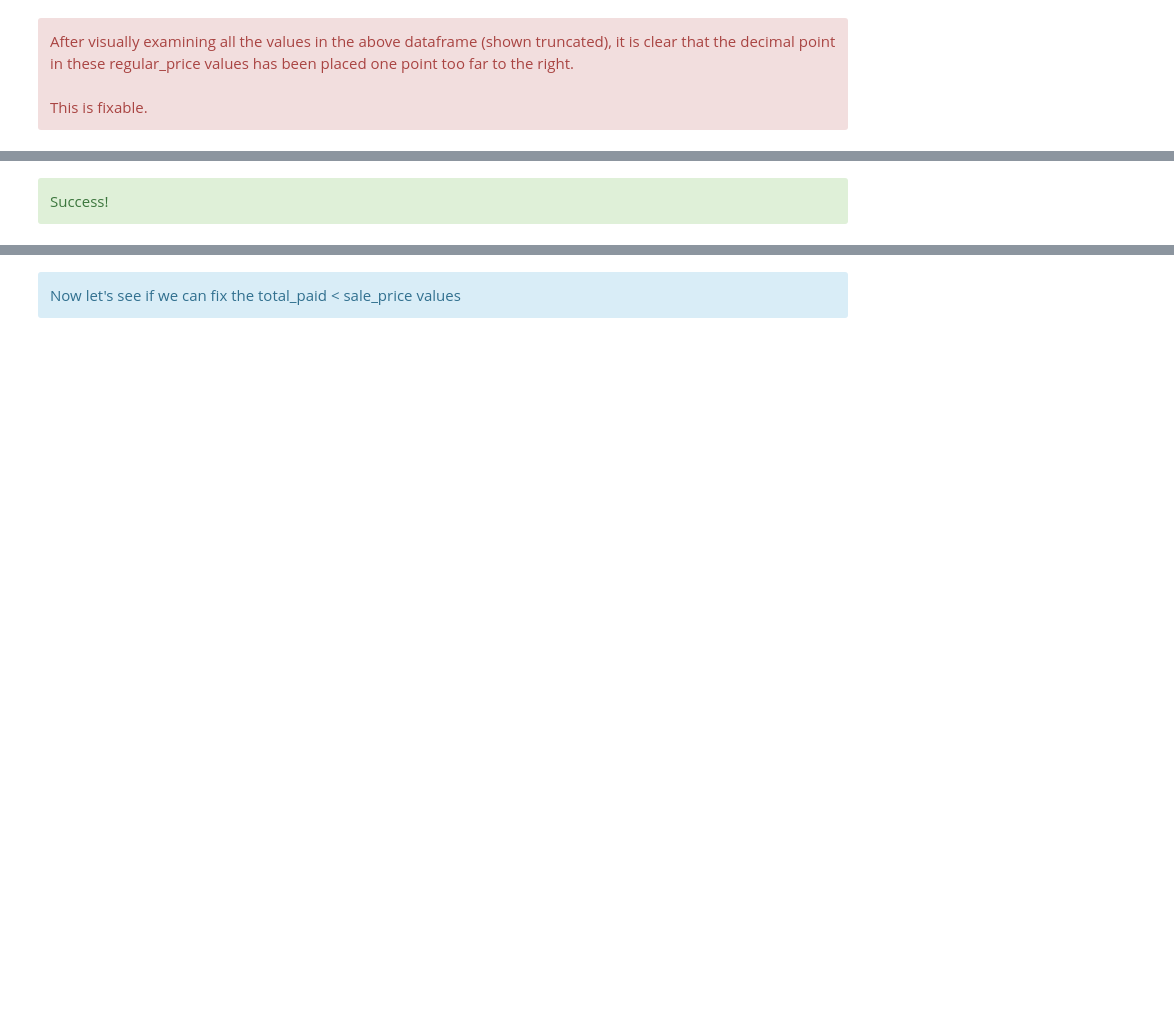
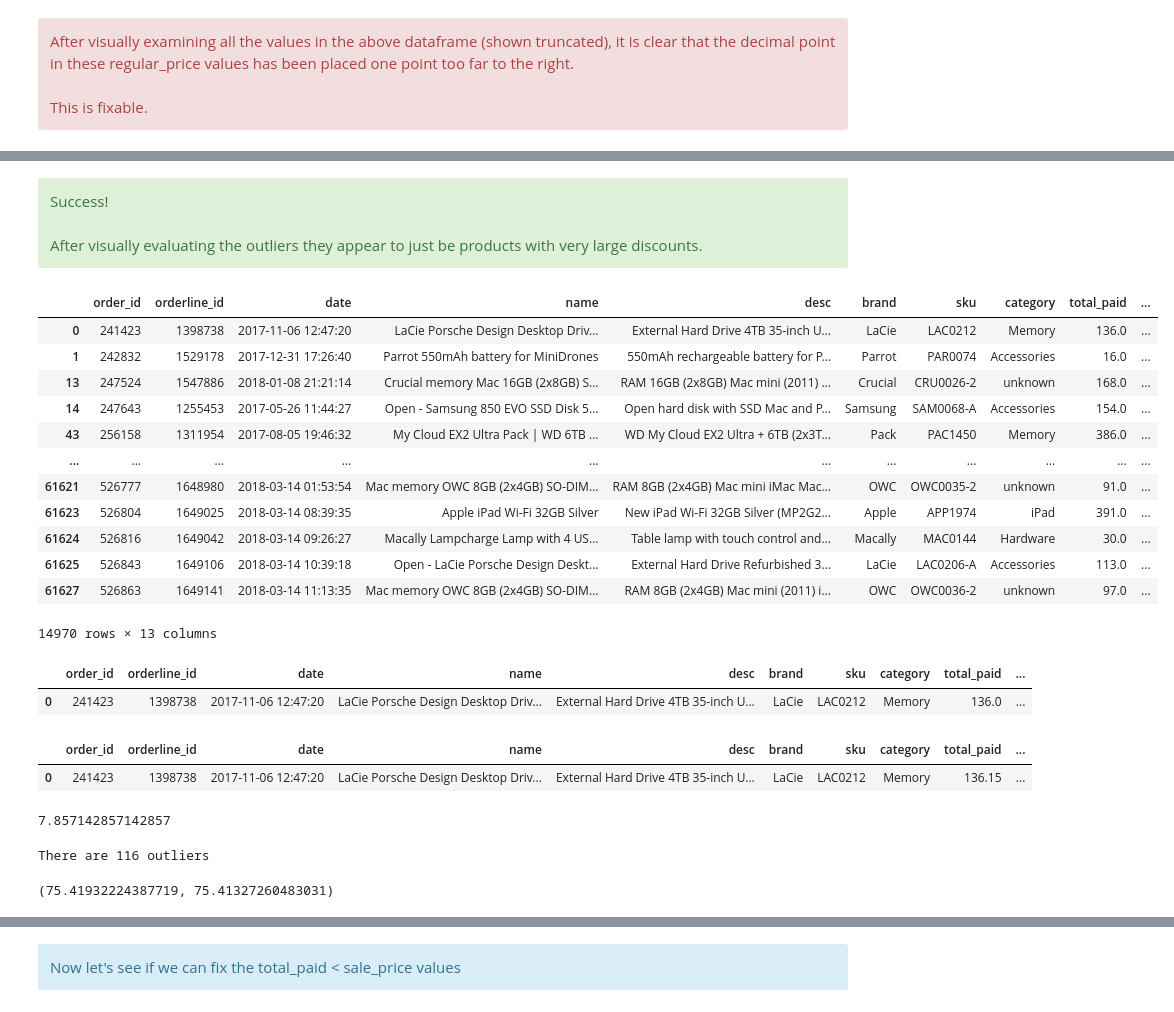
Before and after one commit to Donal-Flanagan/Eniac_discount_analysis, a Jupyter notebook: notebooks/2 - price_cleaning_munge/decimal_values.ipynb, the cells around one changed output, grey strips where cells are left out. Saved outputs shown, nothing was run; the diff lists cells and outputs as text; code cells hidden in the pictures; blank space fills up the shorter version.

```diff
--- a/notebooks/2 - price_cleaning_munge/decimal_values.ipynb
+++ b/notebooks/2 - price_cleaning_munge/decimal_values.ipynb
@@ -457,4 +602,61 @@ print(f"There are {outliers.shape[0]} outliers")
 # %% [markdown]
 <div class="alert alert-block alert-success">
     Success!
+    <br><br>
+    After visually evaluating the outliers they appear to just be products with very large discounts.
 </div>
+# %%
+one_decimal_data.discount_percentage = one_decimal_data.discount_percentage.round(2)
+one_decimal_data2.discount_percentage = one_decimal_data2.discount_percentage.round(2)
+
+one_decimal_data[one_decimal_data.discount_percentage != one_decimal_data2.discount_percentage]
+# %% [output]
+|  | order_id | orderline_id | date | name | desc | brand | sku | category | total_paid | ... |
+| 0 | 241423 | 1398738 | 2017-11-06 12:47:20 | LaCie Porsche Design Desktop Driv... | External Hard Drive 4TB 35-inch U... | LaCie | LAC0212 | Memory | 136.0 | ... |
+| 1 | 242832 | 1529178 | 2017-12-31 17:26:40 | Parrot 550mAh battery for MiniDrones | 550mAh rechargeable battery for P... | Parrot | PAR0074 | Accessories | 16.0 | ... |
+| 13 | 247524 | 1547886 | 2018-01-08 21:21:14 | Crucial memory Mac 16GB (2x8GB) S... | RAM 16GB (2x8GB) Mac mini (2011) ... | Crucial | CRU0026-2 | unknown | 168.0 | ... |
+| 14 | 247643 | 1255453 | 2017-05-26 11:44:27 | Open - Samsung 850 EVO SSD Disk 5... | Open hard disk with SSD Mac and P... | Samsung | SAM0068-A | Accessories | 154.0 | ... |
+| 43 | 256158 | 1311954 | 2017-08-05 19:46:32 | My Cloud EX2 Ultra Pack | WD 6TB ... | WD My Cloud EX2 Ultra + 6TB (2x3T... | Pack | PAC1450 | Memory | 386.0 | ... |
+| ... | ... | ... | ... | ... | ... | ... | ... | ... | ... | ... |
+| 61621 | 526777 | 1648980 | 2018-03-14 01:53:54 | Mac memory OWC 8GB (2x4GB) SO-DIM... | RAM 8GB (2x4GB) Mac mini iMac Mac... | OWC | OWC0035-2 | unknown | 91.0 | ... |
+| 61623 | 526804 | 1649025 | 2018-03-14 08:39:35 | Apple iPad Wi-Fi 32GB Silver | New iPad Wi-Fi 32GB Silver (MP2G2... | Apple | APP1974 | iPad | 391.0 | ... |
+| 61624 | 526816 | 1649042 | 2018-03-14 09:26:27 | Macally Lampcharge Lamp with 4 US... | Table lamp with touch control and... | Macally | MAC0144 | Hardware | 30.0 | ... |
+| 61625 | 526843 | 1649106 | 2018-03-14 10:39:18 | Open - LaCie Porsche Design Deskt... | External Hard Drive Refurbished 3... | LaCie | LAC0206-A | Accessories | 113.0 | ... |
+| 61627 | 526863 | 1649141 | 2018-03-14 11:13:35 | Mac memory OWC 8GB (2x4GB) SO-DIM... | RAM 8GB (2x4GB) Mac mini (2011) i... | OWC | OWC0036-2 | unknown | 97.0 | ... |
+14970 rows × 13 columns
+# %%
+one_decimal_data2[one_decimal_data2.order_id.isin([241423])]
+# %% [output]
+|  | order_id | orderline_id | date | name | desc | brand | sku | category | total_paid | ... |
+| 0 | 241423 | 1398738 | 2017-11-06 12:47:20 | LaCie Porsche Design Desktop Driv... | External Hard Drive 4TB 35-inch U... | LaCie | LAC0212 | Memory | 136.0 | ... |
+# %%
+completed_sales[completed_sales.order_id.isin([241423])]
+# %% [output]
+|  | order_id | orderline_id | date | name | desc | brand | sku | category | total_paid | ... |
+| 0 | 241423 | 1398738 | 2017-11-06 12:47:20 | LaCie Porsche Design Desktop Driv... | External Hard Drive 4TB 35-inch U... | LaCie | LAC0212 | Memory | 136.15 | ... |
+# %%
+(139.99-129.16)/140*100
+# %% [output]
+7.857142857142857
+# %%
+'''
+
+mean_diff = df['discount_percentage'].mean()
+std_diff = df['discount_percentage'].std()
+threshold = mean_diff + 3 * std_diff
+
+outliers = df[df['discount_percentage'] > threshold]
+
+'''
+
+#one_decimal_data = add_discount_percentage_col(one_decimal_data)
+outliers = check_for_outliers(one_decimal_data)
+print(f"There are {outliers.shape[0]} outliers")
+#one_decimal_data['discount_percentage'].mean(), one_decimal_data2['discount_percentage'].mean()
+
+#one_decimal_data['discount_percentage'].std(), one_decimal_data2['discount_percentage'].std()
+
+one_decimal_data['discount_percentage'].mean() + 3 * one_decimal_data['discount_percentage'].std(), one_decimal_data2['discount_percentage'].mean() + 3 * one_decimal_data2['discount_percentage'].std()
+# %% [output]
+There are 116 outliers
+(75.41932224387719, 75.41327260483031)
```
Also changed, not shown: parts of 42 cells of this notebook.
